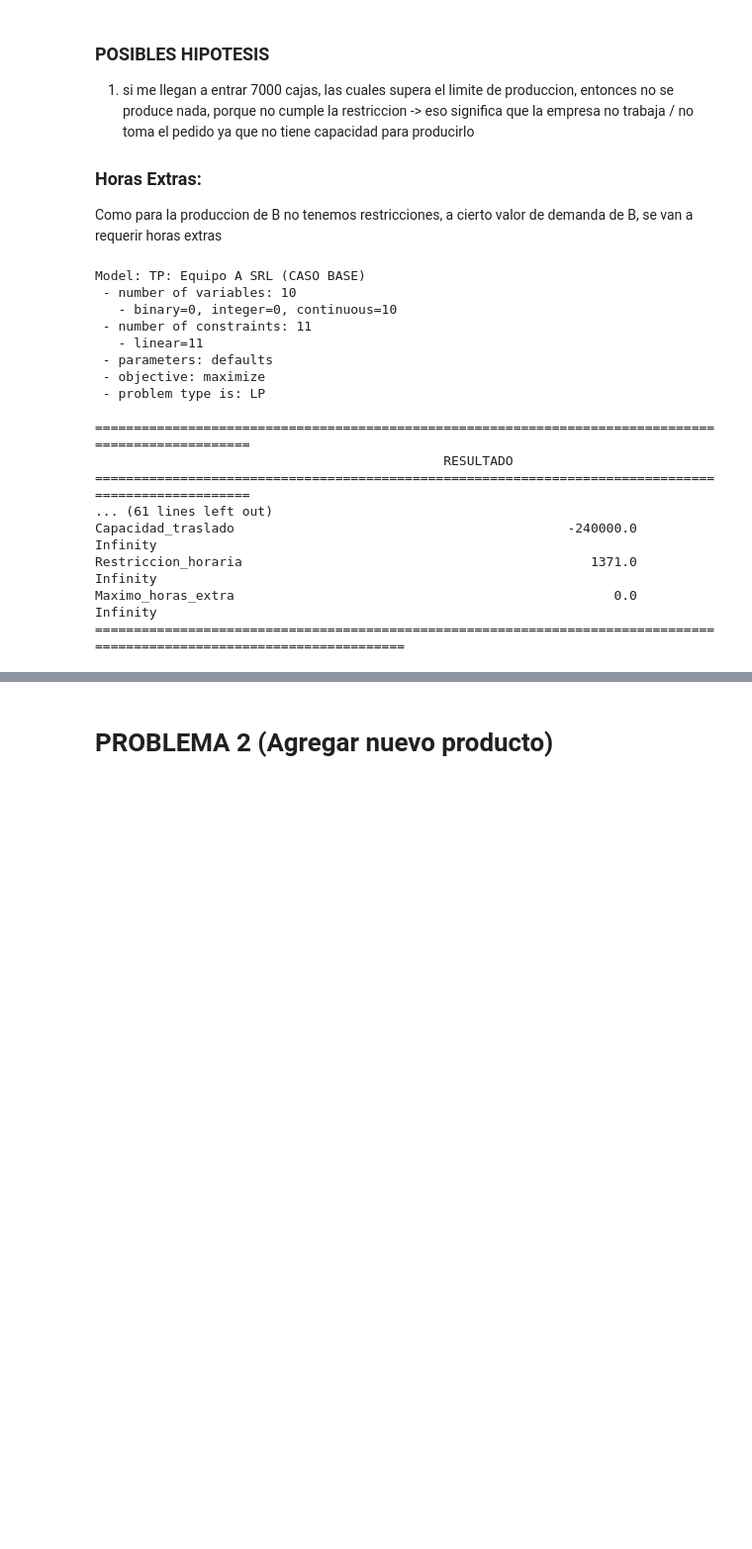
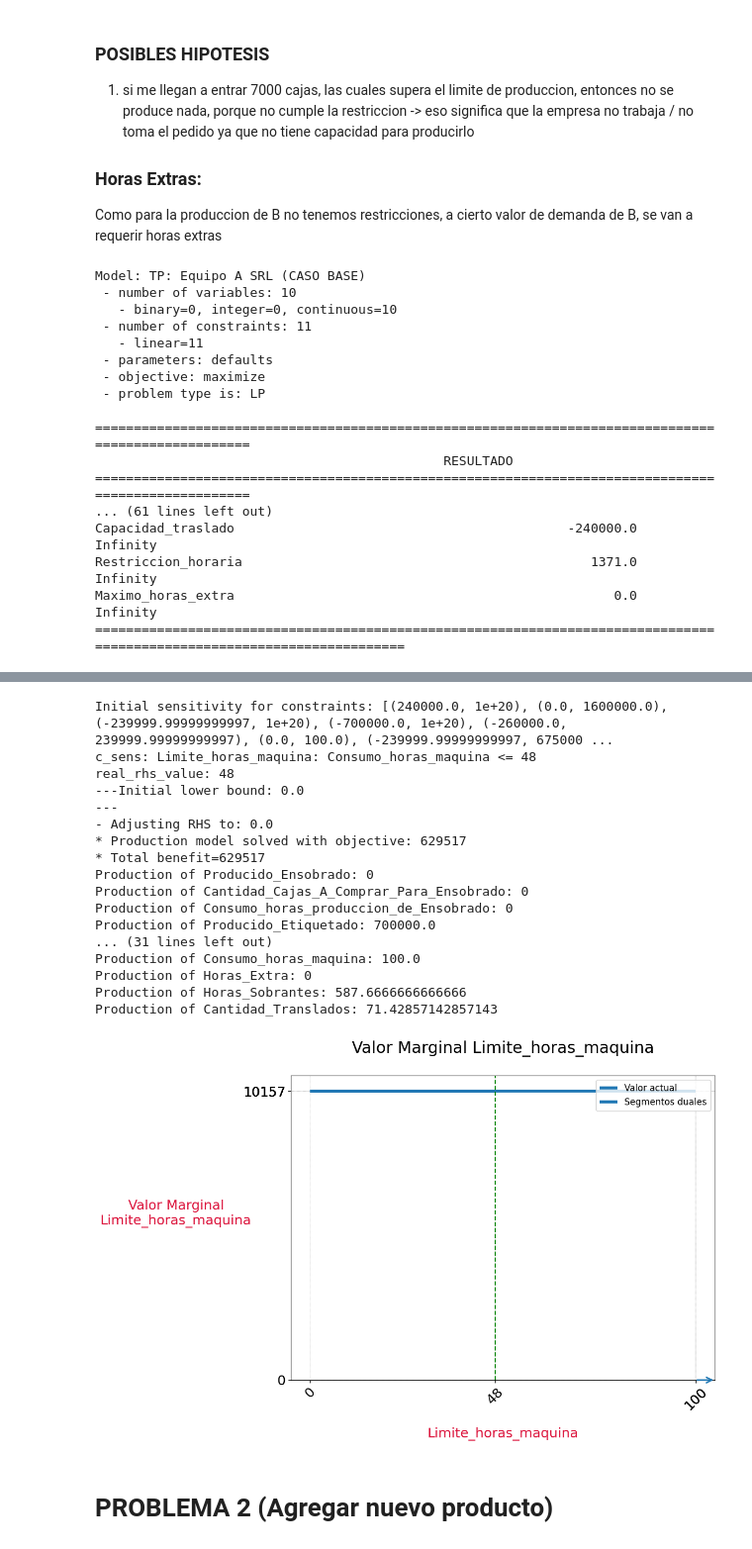
Before and after one commit to santiagojorda/FIUBA-modelos-y-optimizacion-tpg, a Jupyter notebook: TP/TP.ipynb, the cells around one changed output, grey strips where cells are left out. Shown at 99% size. Saved outputs shown, nothing was run; the diff lists cells and outputs as text; code cells hidden in the pictures; blank space fills up the shorter version.

```diff
--- a/TP/TP.ipynb
+++ b/TP/TP.ipynb
@@ -204,33 +389,52 @@ mdl.maximize(beneficio)
 # Imprimir la soluciÃ³n
 imprimir_solucion(mdl)
 costos_totales = {
     "materia_prima": costos_materia_prima,
     "horas_extra": costo_horas_extra,
     "capacidad_ociosa": costo_capacidad_ociosa,
     "translado": costo_translado
 }
 analisis_sensibilidad(mdl)
 imprimir_graficos(mdl, servicios, producido, costos_totales, LIMITES_PRODUCCION)
+graficar_marginal_disponibilidad(mdl, "Limite_horas_maquina")
 # %% [output]
 Model: TP: Equipo A SRL (CASO BASE)
  - number of variables: 10
    - binary=0, integer=0, continuous=10
  - number of constraints: 11
    - linear=11
  - parameters: defaults
  - objective: maximize
  - problem type is: LP
 
 ====================================================================================================
                                              RESULTADO
 ====================================================================================================
 ... (61 lines left out)
 Capacidad_traslado                                           -240000.0                      Infinity
 Restriccion_horaria                                             1371.0                      Infinity
 Maximo_horas_extra                                                 0.0                      Infinity
 ========================================================================================================================
 [figure]
 [figure]
+Initial sensitivity for constraints: [(240000.0, 1e+20), (0.0, 1600000.0), (-239999.99999999997, 1e+20), (-700000.0, 1e+20), (-260000.0, 239999.99999999997), (0.0, 100.0), (-239999.99999999997, 675000 ...
+c_sens: Limite_horas_maquina: Consumo_horas_maquina <= 48
+real_rhs_value: 48
+---Initial lower bound: 0.0
+---
+- Adjusting RHS to: 0.0
+* Production model solved with objective: 629517
+* Total benefit=629517
+Production of Producido_Ensobrado: 0
+Production of Cantidad_Cajas_A_Comprar_Para_Ensobrado: 0
+Production of Consumo_horas_produccion_de_Ensobrado: 0
+Production of Producido_Etiquetado: 700000.0
+... (31 lines left out)
+Production of Consumo_horas_maquina: 100.0
+Production of Horas_Extra: 0
+Production of Horas_Sobrantes: 587.6666666666666
+Production of Cantidad_Translados: 71.42857142857143
+[figure, added]
 # %% [markdown]
 # PROBLEMA 2 (Agregar nuevo producto)
 # %%
```
Also changed, not shown: parts of 4 cells of this notebook, 1 other file.
